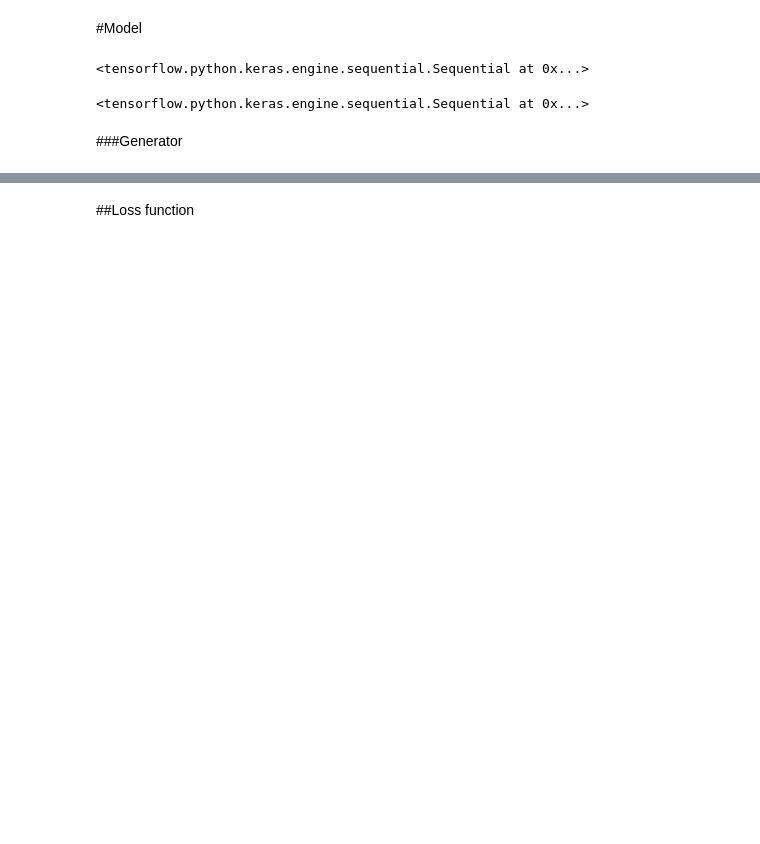
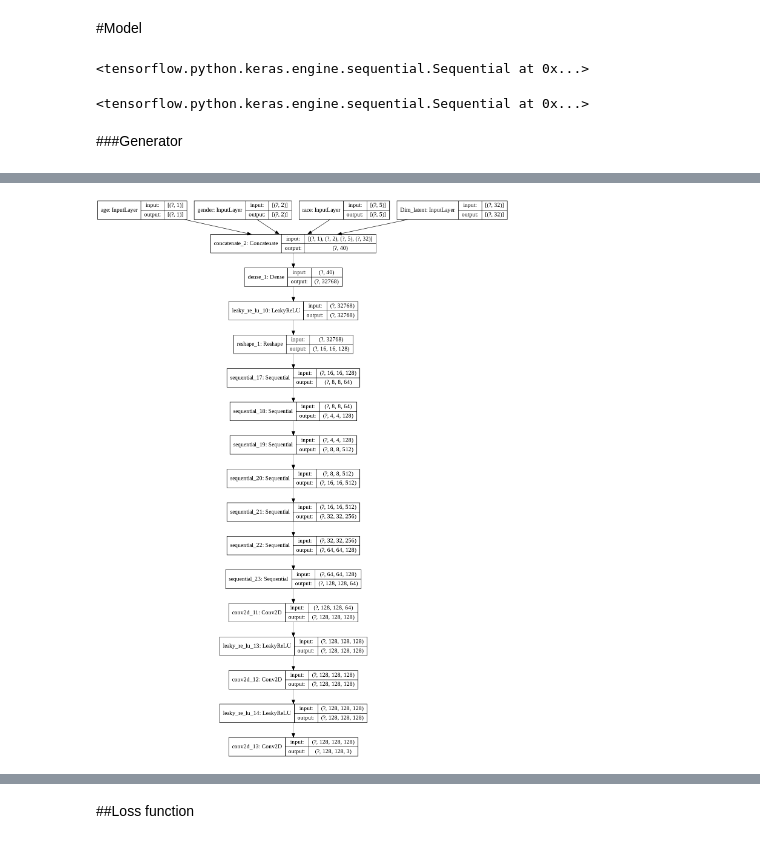
Before and after one commit to dcastf01/AutoencoderFaceToGeneration, a Jupyter notebook: AutoencoderFaceToGeneration.ipynb, the cells around one changed output, grey strips where cells are left out. Cells and saved outputs as stored; diff of their text form; code cells hidden in the pictures; blank space fills up the shorter version.

```diff
--- a/AutoencoderFaceToGeneration.ipynb
+++ b/AutoencoderFaceToGeneration.ipynb
@@ -334,3 +455,7 @@ generator=Generator()
+# %%
+tf.keras.utils.plot_model(generator,show_shapes=True)
+# %% [output]
+[figure, added]
 # %%
 def Discriminator():
   ini=Input(shape=[None,None,3],name="input_img")
```
Also changed, not shown: parts of 19 cells of this notebook.
